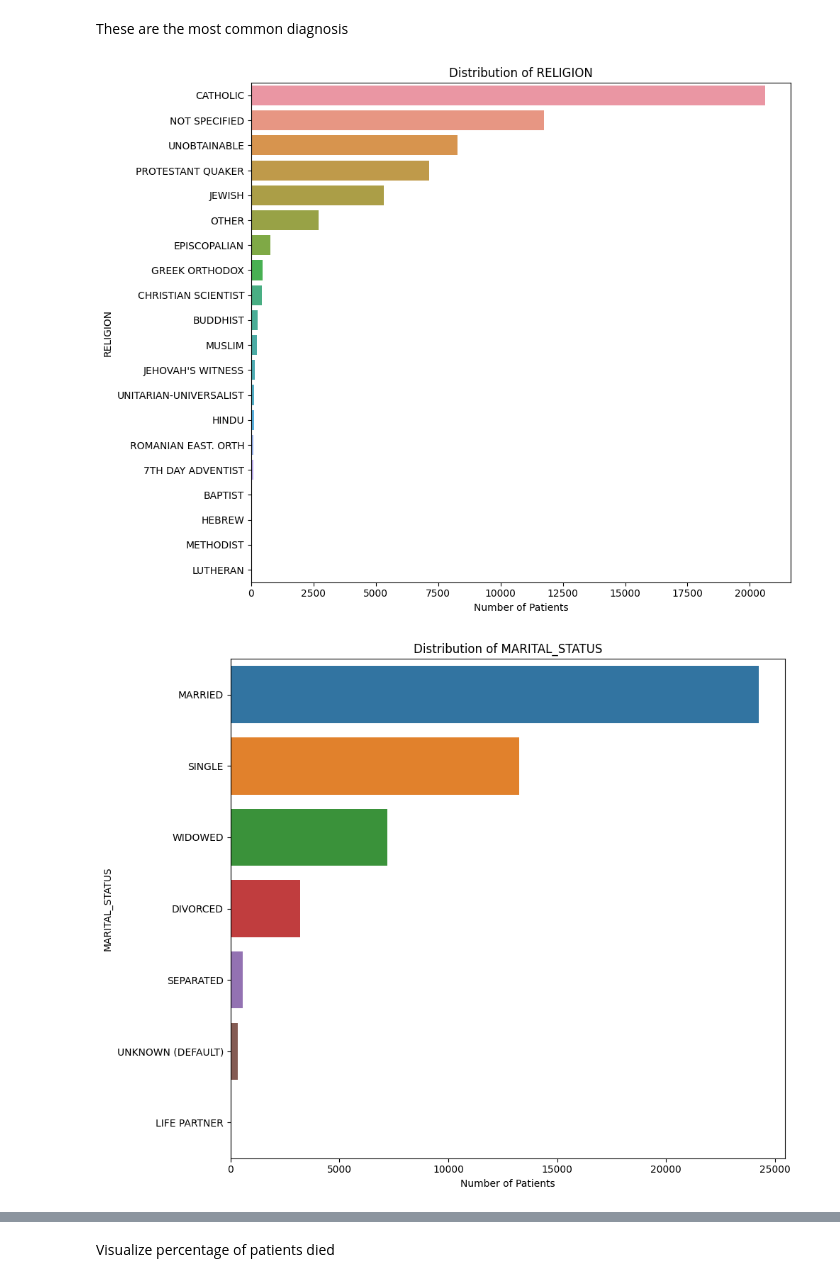
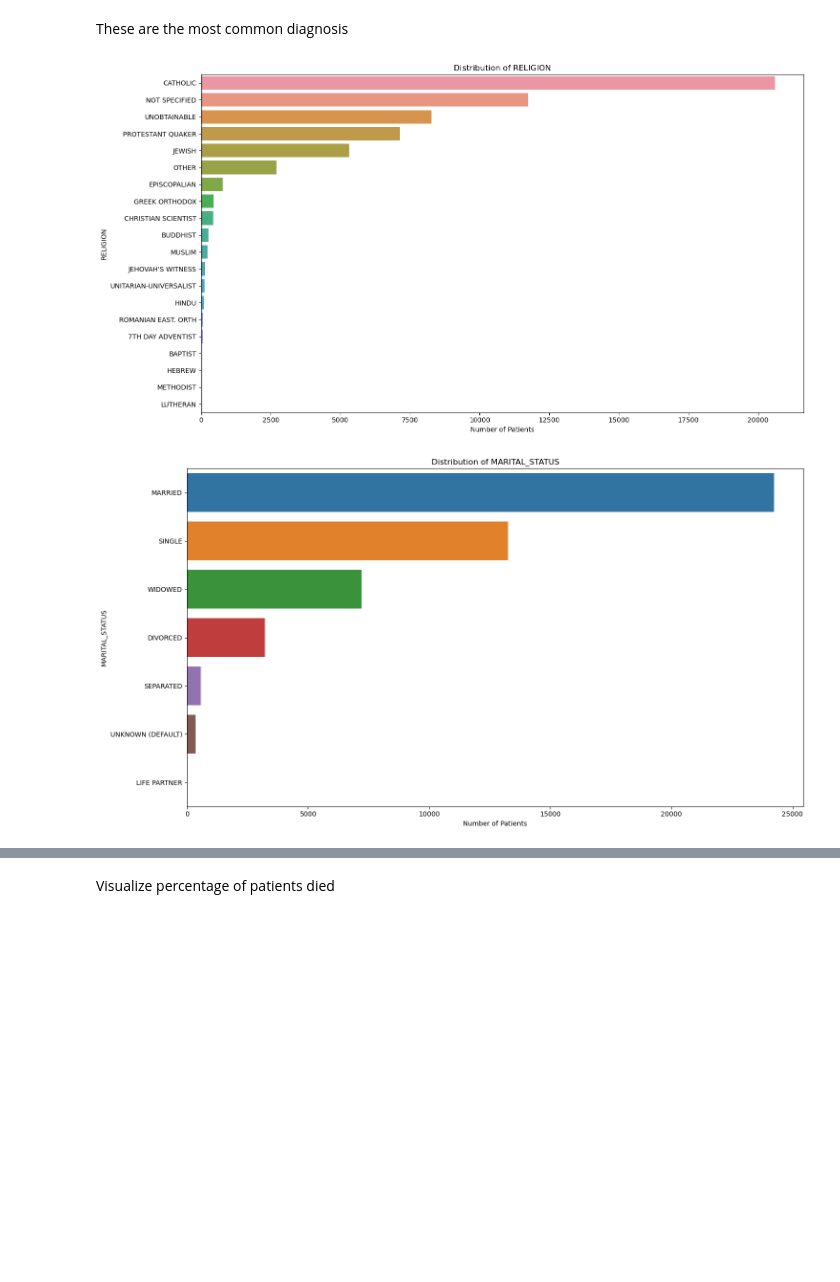
Before and after one commit to jiaminho/RPH-HAC-Prediction, a Jupyter notebook: HAC.ipynb, the cells around one changed output, grey strips where cells are left out. Drawn from its saved outputs; the diff is of its cells as text; code cells hidden in the pictures; blank space fills up the shorter version.

```diff
--- a/HAC.ipynb
+++ b/HAC.ipynb
@@ -61,0 +34,3 @@ admission.head()
+# %%
+admission = pd.read_csv('data/ADMISSIONS.csv')
+admission.head()
@@ -98,16 +80,16 @@ plt.show()
 These are the most common diagnosis
 # %%
 def plot_categorical_data(column_name, df):
-    plt.figure(figsize=(10, 8))
+    plt.figure(figsize=(15, 8))
     sns.countplot(data=df, y=column_name, order = df[column_name].value_counts().index)
     plt.title(f'Distribution of {column_name}')
     plt.xlabel('Number of Patients')
     plt.tight_layout()
     plt.show()
 
 # Visualizing each column
 for column in ['RELIGION', 'MARITAL_STATUS', 'ETHNICITY']:
     plot_categorical_data(column, admission)
 # %% [output]
-[figure, old version]
+[figure, new version]
-[figure, old version]
+[figure, new version]
```
Also changed, not shown: parts of 65 cells of this notebook.
